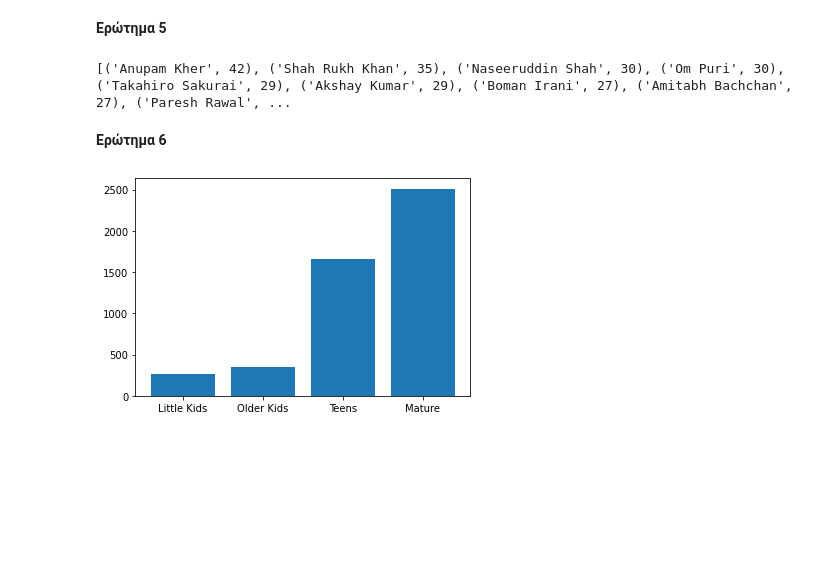
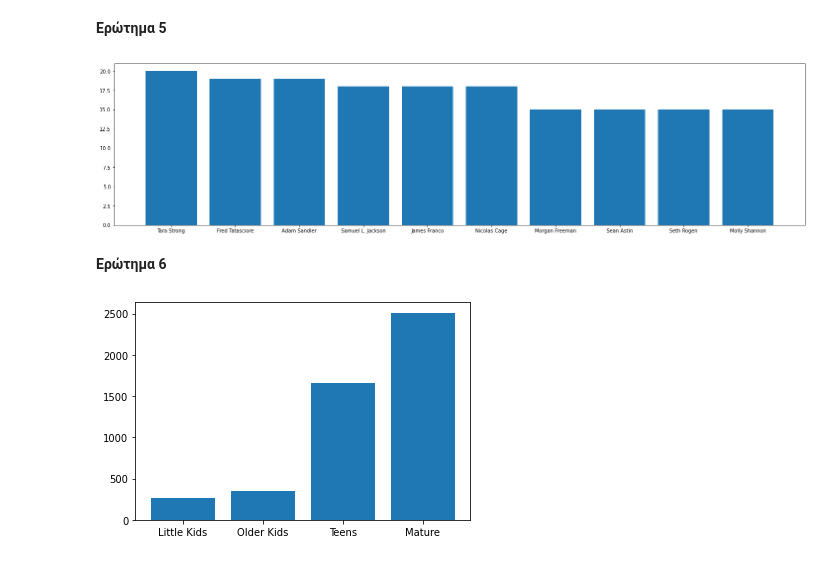
Before and after one commit to d-maniatakos/data-mining-assignment1, a Jupyter notebook: data_mining_assignment1.ipynb, the cells around one changed output. Cells and saved outputs as stored; diff of their text form; code cells hidden in the pictures; blank space fills up the shorter version.

```diff
--- a/data_mining_assignment1.ipynb
+++ b/data_mining_assignment1.ipynb
@@ -132,21 +151,35 @@ for country in countries:
 # %%
 def most_popular_actors(df, n):
   actors = {}
 
   casts = df['cast']
   casts = casts.dropna()
   for c in casts:
     for actor in seperateCommas(c):
       if actor not in actors.keys():
         actors[actor] = 1
       else:
         actors[actor] +=1
   actors = sorted(actors.items(), key=lambda x: -x[1])
-  print(actors)
+  return actors[:n]
 
-most_popular_actors(netflix_data, 10)
+def plot_most_popular_actors(df,n):
+  actors_tuple = most_popular_actors(df,n)
+  if(len(actors_tuple)==0):
+    print('No actors found')
+    return
+  actors, listings = map(list, zip(*actors_tuple))
+  figure(figsize=(25, 6))
+  plt.bar(actors, listings)
+
+def plot_most_popular_actors_per_coutry(df, country, n):
+  plot_most_popular_actors(titles_in_country(df, country), n)
+
+
+plot_most_popular_actors_per_coutry(netflix_data, 'United States', 10)
+plot_most_popular_actors_per_coutry(netflix_data, 'India', 1000)
 # %% [output]
-[('Anupam Kher', 42), ('Shah Rukh Khan', 35), ('Naseeruddin Shah', 30), ('Om Puri', 30), ('Takahiro Sakurai', 29), ('Akshay Kumar', 29), ('Boman Irani', 27), ('Amitabh Bachchan', 27), ('Paresh Rawal', ...
+[figure, added]
 # %% [markdown]
 **Ερώτημα 6**
 # %%
```
Also changed, not shown: parts of 4 cells of this notebook.
